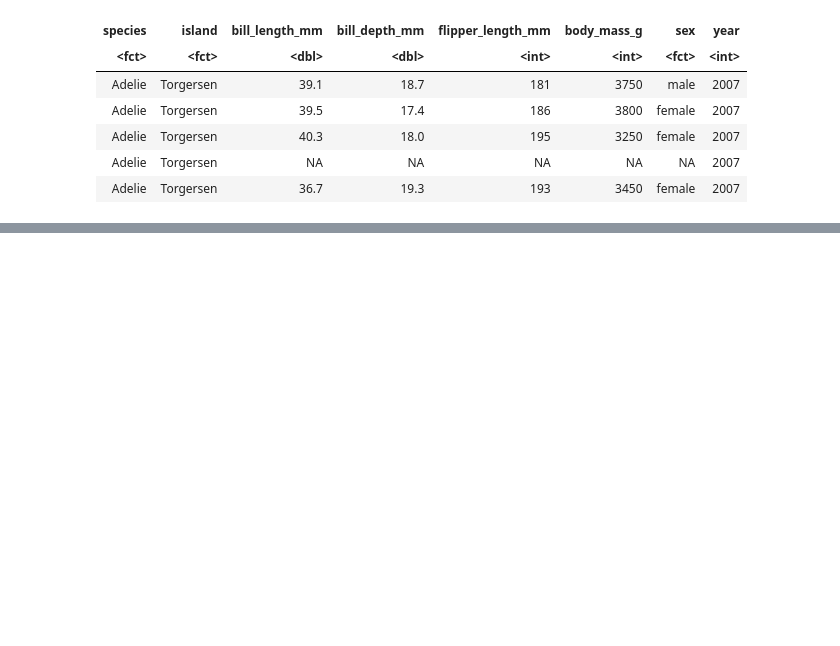
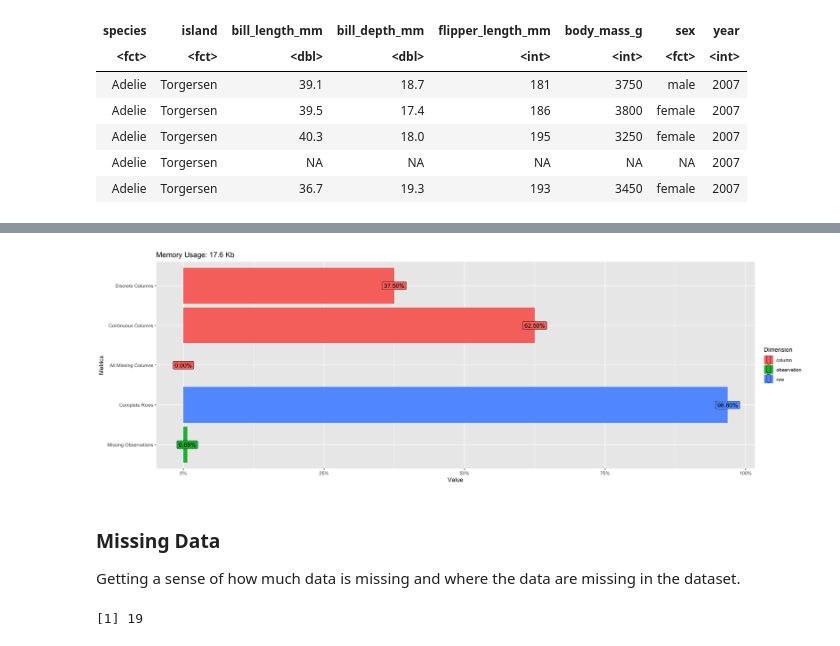
Before and after one commit to smpotts/palmerpenguins-vis-and-storytelling, a Jupyter notebook: palmer_penguins.ipynb, the cells around one changed output, grey strips where cells are left out. Cells and saved outputs as stored; diff of their text form; code cells hidden in the pictures; blank space fills up the shorter version.

```diff
--- a/palmer_penguins.ipynb
+++ b/palmer_penguins.ipynb
@@ -81,0 +103,12 @@ A tibble: 5 × 8
+# %%
+plot_intro(penguins)
+# %% [output]
+[figure, added]
+# %% [markdown]
+### Missing Data
+Getting a sense of how much data is missing and where the data are missing in the dataset.
+# %%
+# count of missing values, i.e NAs
+sum(is.na(penguins))
+# %% [output]
+[1] 19
```
Also changed, not shown: parts of 16 cells of this notebook.
